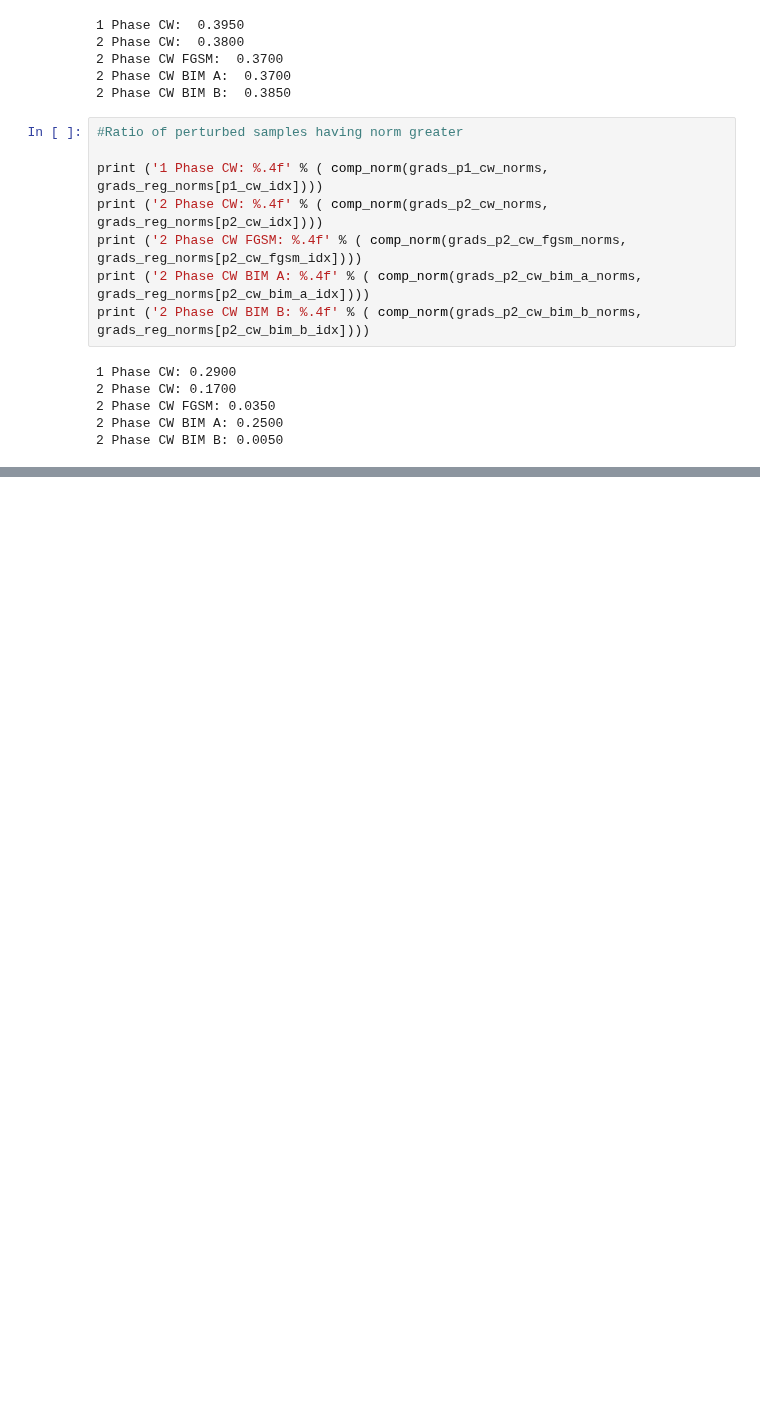
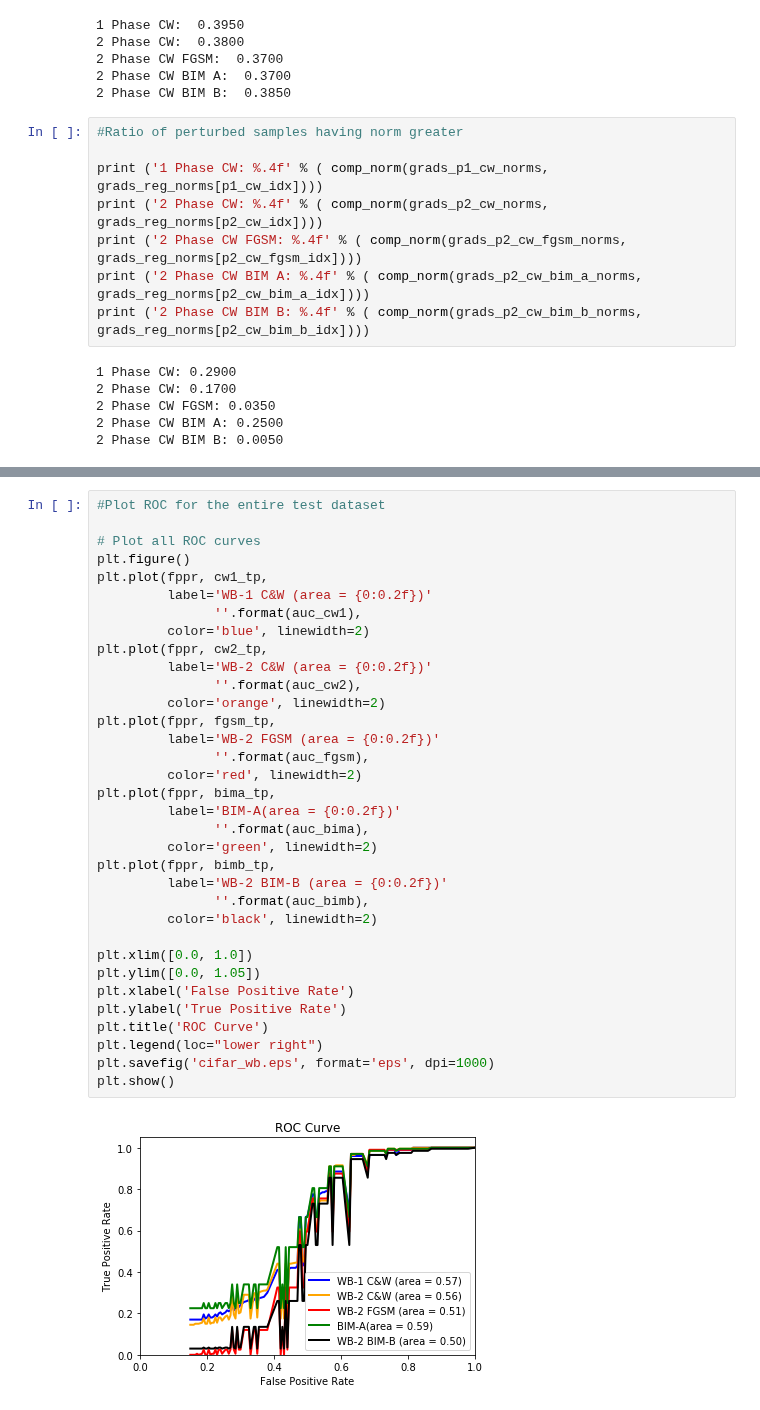
Before and after one commit to jasjeetIM/AdversarialDetector, a Jupyter notebook: notebooks/CIFAR2.ipynb, the cells around one changed output, grey strips where cells are left out. Cells and saved outputs as stored; diff of their text form; blank space fills up the shorter version.

```diff
--- a/notebooks/CIFAR2.ipynb
+++ b/notebooks/CIFAR2.ipynb
@@ -714,0 +814,36 @@ Regular: 0.7450
+# %%
+#Plot ROC for the entire test dataset
+
+# Plot all ROC curves
+plt.figure()
+plt.plot(fppr, cw1_tp,
+         label='WB-1 C&W (area = {0:0.2f})'
+               ''.format(auc_cw1),
+         color='blue', linewidth=2)
+plt.plot(fppr, cw2_tp,
+         label='WB-2 C&W (area = {0:0.2f})'
+               ''.format(auc_cw2),
+         color='orange', linewidth=2)
+plt.plot(fppr, fgsm_tp,
+         label='WB-2 FGSM (area = {0:0.2f})'
+               ''.format(auc_fgsm),
+         color='red', linewidth=2)
+plt.plot(fppr, bima_tp,
+         label='BIM-A(area = {0:0.2f})'
+               ''.format(auc_bima),
+         color='green', linewidth=2)
+plt.plot(fppr, bimb_tp,
+         label='WB-2 BIM-B (area = {0:0.2f})'
+               ''.format(auc_bimb),
+         color='black', linewidth=2)
+
+plt.xlim([0.0, 1.0])
+plt.ylim([0.0, 1.05])
+plt.xlabel('False Positive Rate')
+plt.ylabel('True Positive Rate')
+plt.title('ROC Curve')
+plt.legend(loc="lower right")
+plt.savefig('cifar_wb.eps', format='eps', dpi=1000)
+plt.show()
+# %% [output]
+[figure, added]
```
Also changed, not shown: parts of 14 cells of this notebook, 2 other files.
